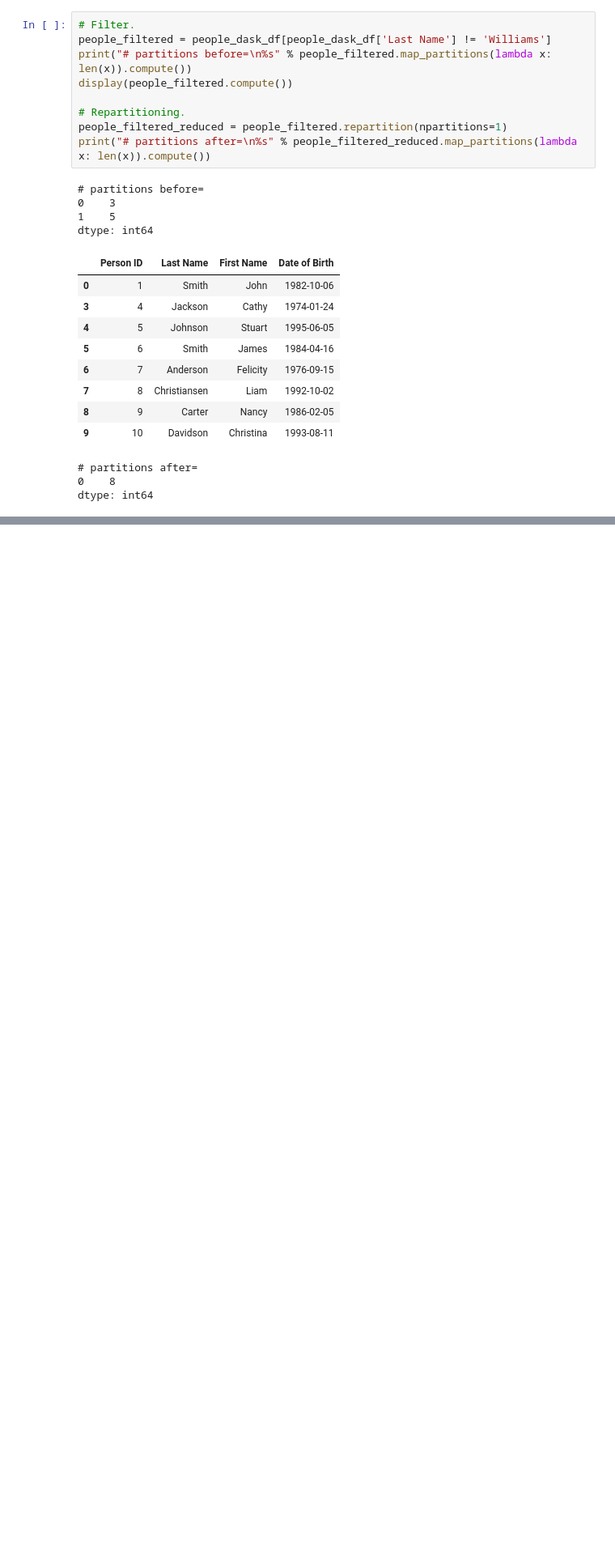
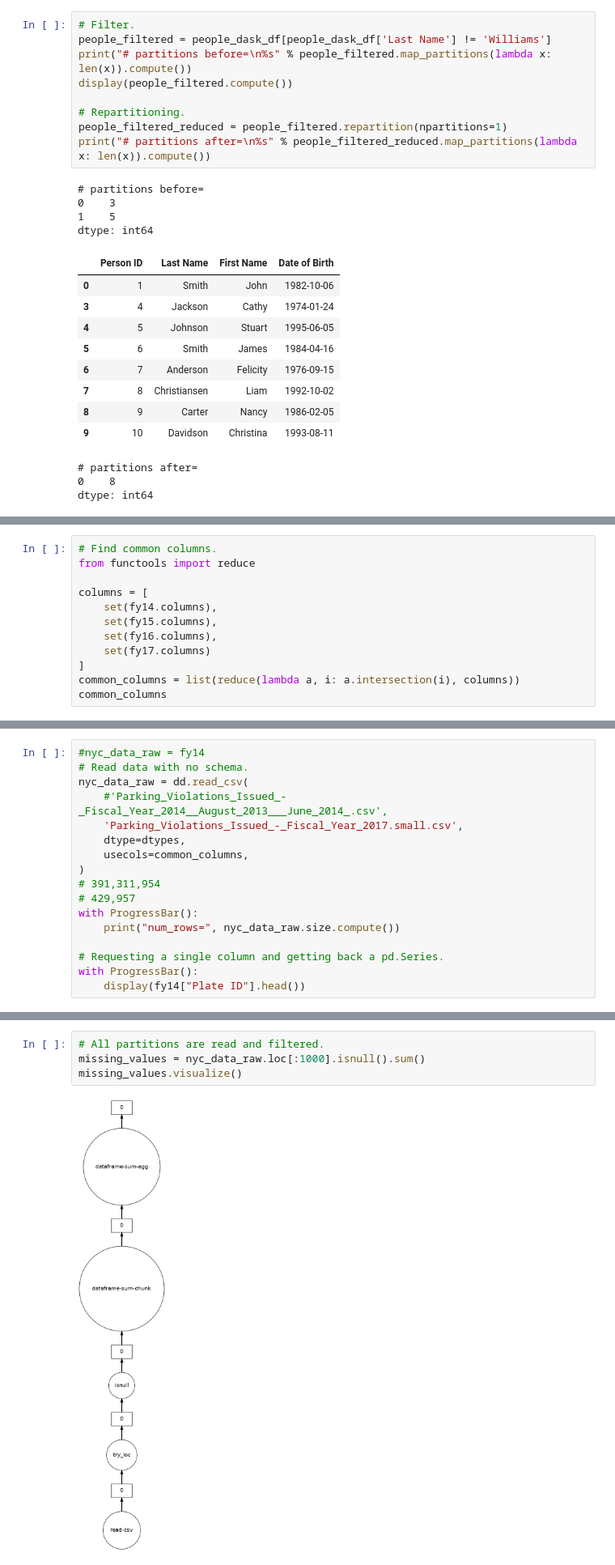
Before and after one commit to gpsaggese/umd_data605, a Jupyter notebook: projects/tutorial_dask/Dask_tutorial.ipynb, the cells around one changed output, grey strips where cells are left out. Shown at 81% size. Drawn from its saved outputs; the diff is of its cells as text; blank space fills up the shorter version.

```diff
--- a/projects/tutorial_dask/Dask_tutorial.ipynb
+++ b/projects/tutorial_dask/Dask_tutorial.ipynb
@@ -316,0 +410,12 @@ dtype: int64
+# %%
+# Find common columns.
+from functools import reduce
+
+columns = [
+    set(fy14.columns),
+    set(fy15.columns),
+    set(fy16.columns),
+    set(fy17.columns)
+]
+common_columns = list(reduce(lambda a, i: a.intersection(i), columns))
+common_columns
@@ -318,0 +575,17 @@ dtype: int64
+# %%
+#nyc_data_raw = fy14
+# Read data with no schema.
+nyc_data_raw = dd.read_csv(
+    #'Parking_Violations_Issued_-_Fiscal_Year_2014__August_2013___June_2014_.csv',
+    'Parking_Violations_Issued_-_Fiscal_Year_2017.small.csv',
+    dtype=dtypes,
+    usecols=common_columns,
+)
+# 391,311,954
+# 429,957
+with ProgressBar():
+    print("num_rows=", nyc_data_raw.size.compute())
+
+# Requesting a single column and getting back a pd.Series.
+with ProgressBar():
+    display(fy14["Plate ID"].head())
@@ -318,0 +719,6 @@ dtype: int64
+# %%
+# All partitions are read and filtered.
+missing_values = nyc_data_raw.loc[:1000].isnull().sum()
+missing_values.visualize()
+# %% [output]
+[figure, added]
```
Also changed, not shown: parts of 27 cells of this notebook, 1 other file.
